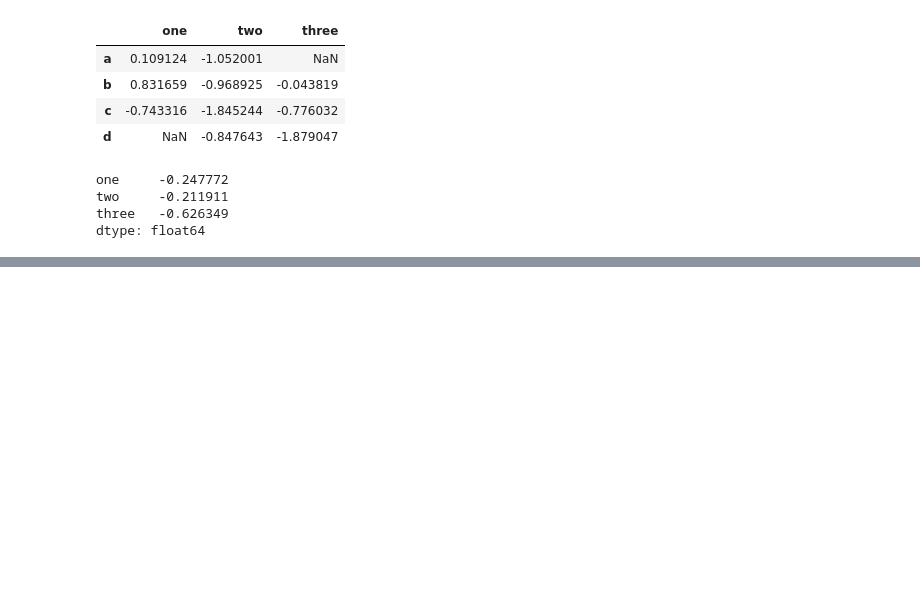
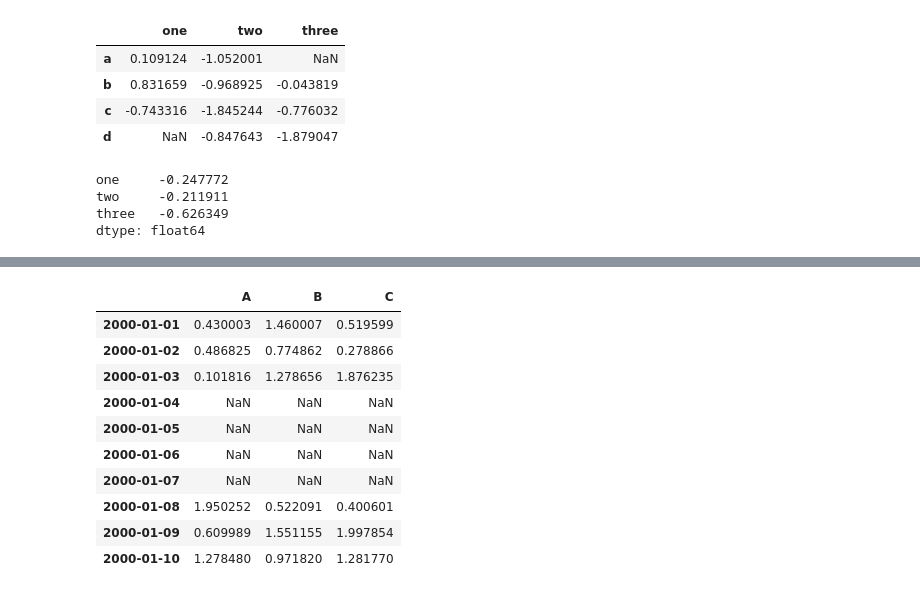
Before and after one commit to navyaanejathegreat/py_libraries, a Jupyter notebook: pandas.ipynb, the cells around one changed output, grey strips where cells are left out. Cells and saved outputs as stored; diff of their text form; code cells hidden in the pictures; blank space fills up the shorter version.

```diff
--- a/pandas.ipynb
+++ b/pandas.ipynb
@@ -610,0 +708,16 @@ dtype: float64
+# %%
+tsdf.transform("abs")
+# or we can also write transform(np.abs)
+# or we can also write tsdf.transform(lambda x:np.abs)
+# %% [output]
+|  | A | B | C |
+| 2000-01-01 | 0.430003 | 1.460007 | 0.519599 |
+| 2000-01-02 | 0.486825 | 0.774862 | 0.278866 |
+| 2000-01-03 | 0.101816 | 1.278656 | 1.876235 |
+| 2000-01-04 | NaN | NaN | NaN |
+| 2000-01-05 | NaN | NaN | NaN |
+| 2000-01-06 | NaN | NaN | NaN |
+| 2000-01-07 | NaN | NaN | NaN |
+| 2000-01-08 | 1.950252 | 0.522091 | 0.400601 |
+| 2000-01-09 | 0.609989 | 1.551155 | 1.997854 |
+| 2000-01-10 | 1.278480 | 0.971820 | 1.281770 |
```
Also changed, not shown: parts of 12 cells of this notebook.
